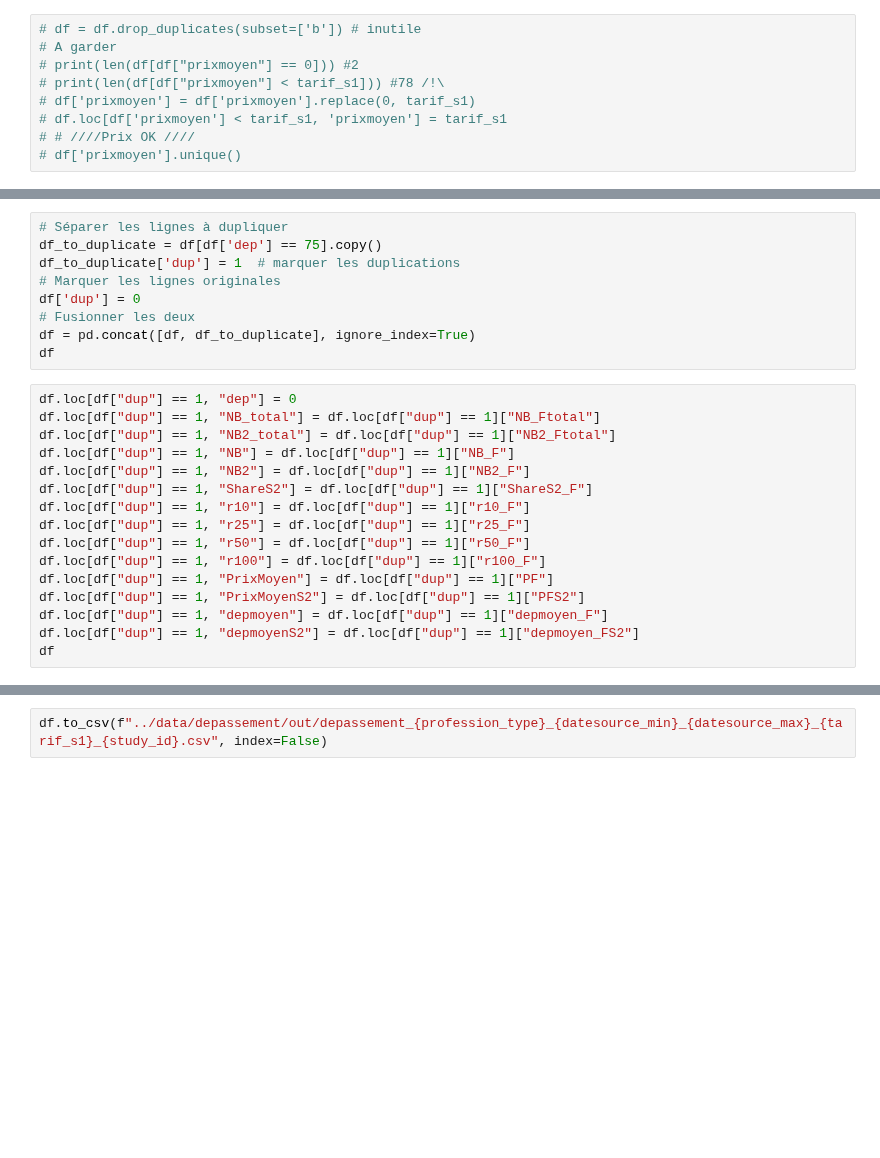
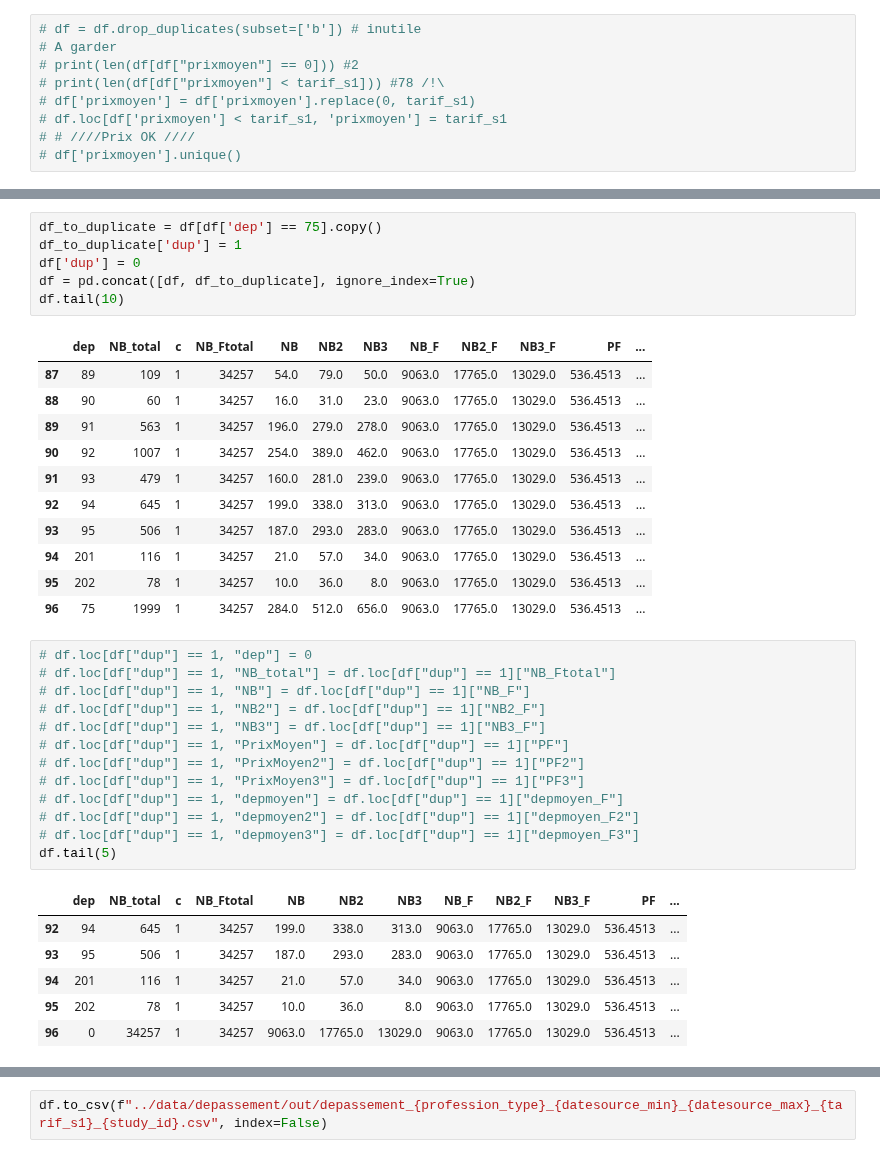
Before and after one commit to cyrilvincent/skema, a Jupyter notebook: depassement/depassement_dentiste.ipynb, the cells around one changed output, grey strips where cells are left out. Drawn from its saved outputs; the diff is of its cells as text; blank space fills up the shorter version.

```diff
--- a/depassement/depassement_dentiste.ipynb
+++ b/depassement/depassement_dentiste.ipynb
@@ -643,26 +675,39 @@ df
 # %%
-# Séparer les lignes à dupliquer
 df_to_duplicate = df[df['dep'] == 75].copy()
-df_to_duplicate['dup'] = 1  # marquer les duplications
-# Marquer les lignes originales
+df_to_duplicate['dup'] = 1
 df['dup'] = 0
-# Fusionner les deux
 df = pd.concat([df, df_to_duplicate], ignore_index=True)
-df
+df.tail(10)
+# %% [output]
+|  | dep | NB_total | c | NB_Ftotal | NB | NB2 | NB3 | NB_F | NB2_F | NB3_F | PF | ... |
+| 87 | 89 | 109 | 1 | 34257 | 54.0 | 79.0 | 50.0 | 9063.0 | 17765.0 | 13029.0 | 536.4513 | ... |
+| 88 | 90 | 60 | 1 | 34257 | 16.0 | 31.0 | 23.0 | 9063.0 | 17765.0 | 13029.0 | 536.4513 | ... |
+| 89 | 91 | 563 | 1 | 34257 | 196.0 | 279.0 | 278.0 | 9063.0 | 17765.0 | 13029.0 | 536.4513 | ... |
+| 90 | 92 | 1007 | 1 | 34257 | 254.0 | 389.0 | 462.0 | 9063.0 | 17765.0 | 13029.0 | 536.4513 | ... |
+| 91 | 93 | 479 | 1 | 34257 | 160.0 | 281.0 | 239.0 | 9063.0 | 17765.0 | 13029.0 | 536.4513 | ... |
+| 92 | 94 | 645 | 1 | 34257 | 199.0 | 338.0 | 313.0 | 9063.0 | 17765.0 | 13029.0 | 536.4513 | ... |
+| 93 | 95 | 506 | 1 | 34257 | 187.0 | 293.0 | 283.0 | 9063.0 | 17765.0 | 13029.0 | 536.4513 | ... |
+| 94 | 201 | 116 | 1 | 34257 | 21.0 | 57.0 | 34.0 | 9063.0 | 17765.0 | 13029.0 | 536.4513 | ... |
+| 95 | 202 | 78 | 1 | 34257 | 10.0 | 36.0 | 8.0 | 9063.0 | 17765.0 | 13029.0 | 536.4513 | ... |
+| 96 | 75 | 1999 | 1 | 34257 | 284.0 | 512.0 | 656.0 | 9063.0 | 17765.0 | 13029.0 | 536.4513 | ... |
 # %%
-df.loc[df["dup"] == 1, "dep"] = 0
-df.loc[df["dup"] == 1, "NB_total"] = df.loc[df["dup"] == 1]["NB_Ftotal"]
-df.loc[df["dup"] == 1, "NB2_total"] = df.loc[df["dup"] == 1]["NB2_Ftotal"]
-df.loc[df["dup"] == 1, "NB"] = df.loc[df["dup"] == 1]["NB_F"]
-df.loc[df["dup"] == 1, "NB2"] = df.loc[df["dup"] == 1]["NB2_F"]
-df.loc[df["dup"] == 1, "ShareS2"] = df.loc[df["dup"] == 1]["ShareS2_F"]
-df.loc[df["dup"] == 1, "r10"] = df.loc[df["dup"] == 1]["r10_F"]
-df.loc[df["dup"] == 1, "r25"] = df.loc[df["dup"] == 1]["r25_F"]
-df.loc[df["dup"] == 1, "r50"] = df.loc[df["dup"] == 1]["r50_F"]
-df.loc[df["dup"] == 1, "r100"] = df.loc[df["dup"] == 1]["r100_F"]
-df.loc[df["dup"] == 1, "PrixMoyen"] = df.loc[df["dup"] == 1]["PF"]
-df.loc[df["dup"] == 1, "PrixMoyenS2"] = df.loc[df["dup"] == 1]["PFS2"]
-df.loc[df["dup"] == 1, "depmoyen"] = df.loc[df["dup"] == 1]["depmoyen_F"]
-df.loc[df["dup"] == 1, "depmoyenS2"] = df.loc[df["dup"] == 1]["depmoyen_FS2"]
-df
+# df.loc[df["dup"] == 1, "dep"] = 0
+# df.loc[df["dup"] == 1, "NB_total"] = df.loc[df["dup"] == 1]["NB_Ftotal"]
+# df.loc[df["dup"] == 1, "NB"] = df.loc[df["dup"] == 1]["NB_F"]
+# df.loc[df["dup"] == 1, "NB2"] = df.loc[df["dup"] == 1]["NB2_F"]
+# df.loc[df["dup"] == 1, "NB3"] = df.loc[df["dup"] == 1]["NB3_F"]
+# df.loc[df["dup"] == 1, "PrixMoyen"] = df.loc[df["dup"] == 1]["PF"]
+# df.loc[df["dup"] == 1, "PrixMoyen2"] = df.loc[df["dup"] == 1]["PF2"]
+# df.loc[df["dup"] == 1, "PrixMoyen3"] = df.loc[df["dup"] == 1]["PF3"]
+# df.loc[df["dup"] == 1, "depmoyen"] = df.loc[df["dup"] == 1]["depmoyen_F"]
+# df.loc[df["dup"] == 1, "depmoyen2"] = df.loc[df["dup"] == 1]["depmoyen_F2"]
+# df.loc[df["dup"] == 1, "depmoyen3"] = df.loc[df["dup"] == 1]["depmoyen_F3"]
+df.tail(5)
+# %% [output]
+|  | dep | NB_total | c | NB_Ftotal | NB | NB2 | NB3 | NB_F | NB2_F | NB3_F | PF | ... |
+| 92 | 94 | 645 | 1 | 34257 | 199.0 | 338.0 | 313.0 | 9063.0 | 17765.0 | 13029.0 | 536.4513 | ... |
+| 93 | 95 | 506 | 1 | 34257 | 187.0 | 293.0 | 283.0 | 9063.0 | 17765.0 | 13029.0 | 536.4513 | ... |
+| 94 | 201 | 116 | 1 | 34257 | 21.0 | 57.0 | 34.0 | 9063.0 | 17765.0 | 13029.0 | 536.4513 | ... |
+| 95 | 202 | 78 | 1 | 34257 | 10.0 | 36.0 | 8.0 | 9063.0 | 17765.0 | 13029.0 | 536.4513 | ... |
+| 96 | 0 | 34257 | 1 | 34257 | 9063.0 | 17765.0 | 13029.0 | 9063.0 | 17765.0 | 13029.0 | 536.4513 | ... |
 # %%
```
Also changed, not shown: parts of 21 cells of this notebook, 5 other files.
